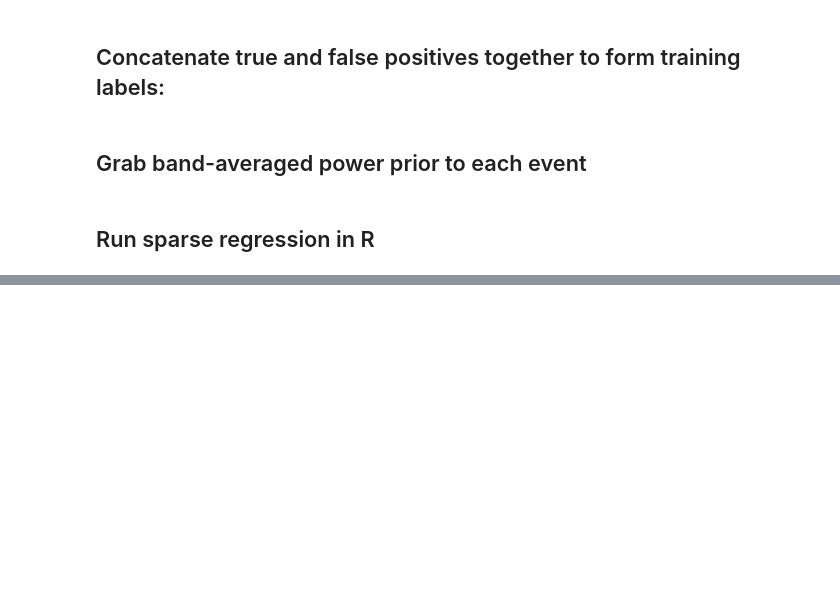
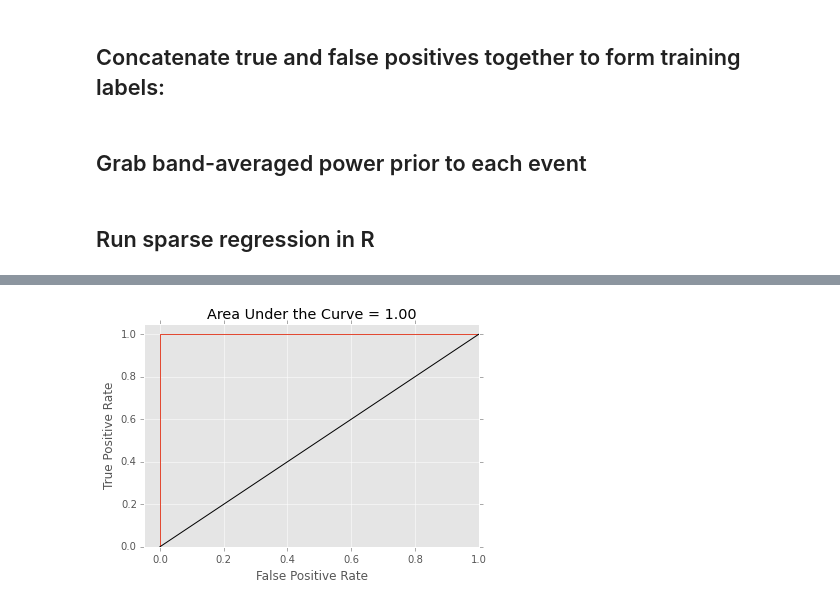
Before and after one commit to jmxpearson/hephys, a Jupyter notebook: bartc/LFP_classifier.ipynb, the cells around one changed output, grey strips where cells are left out. Cells and saved outputs as stored; diff of their text form; code cells hidden in the pictures; blank space fills up the shorter version.

Commit message:
LFP classifier notebook working
had to fix trueneg randomization code in notebook and
prep_classifier_data.py

```diff
--- a/bartc/LFP_classifier.ipynb
+++ b/bartc/LFP_classifier.ipynb
@@ -53,19 +53,21 @@ We will choose as true negatives an equal number of random times that are not wi
 def within_range(test_value, anchor_list, radius_tuple):
     # return true when test_value is not within a radius tuple
     # of any value in anchor_list
+    # NOTE: both elements of radius_tuple must be positive!
 
     dist = test_value - np.array(anchor_list)
-    within_range = np.logical_and(dist > radius_tuple[0],
+    within_range = np.logical_and(dist > -radius_tuple[0],
         dist < radius_tuple[1])
     return np.any(within_range)
 # %%
-Tpre = -2  # time before stop to exclude
+Tpre = 2  # time before stop to exclude
 Tpost = 1.5  # time after stop to exclude
 dt = (1. / lfp.meta['sr']).round(3)
 # %%
 maxT = lfp.index[-1]
-Nrand = truepos.shape[0]  # number to generate
-candidates = np.random.rand(Nrand) * (maxT - Tpre) + Tpre
+Nrand = truepos.shape[0]  # number to generate: same as number of true positives
+Ncand = 2000  # number to filter down to Nrand
+candidates = np.random.rand(Ncand) * (maxT - Tpre) + Tpre
 candidates = np.around(candidates / dt) * dt  # round to nearest dt
 candidates = np.unique(candidates)
 rand_times = filter(lambda x: ~within_range(x, truepos['time'],
@@ -114,0 +102,23 @@ array(['Min.   :0.0000  ', '1st Qu.:0.0000  ', 'Median :0.0000  ',
+# %%
+%%R -o perf -o auc
+source('helpers.R')
+
+# get performance
+glmobj <- fitobj$glmobj
+min.ind <- which(glmobj$lambda == glmobj$lambda.min)
+auc <- glmobj$cvm[min.ind]
+
+# make predictions, calculate ROC
+y <- data.matrix(trainset[,1])
+X <- data.matrix(trainset[,-1])
+perf <- roc(glmobj, y, X, dth=0.001)
+# %%
+plt.plot(perf[2], perf[1]);
+plt.plot((0, 1, 0, 1), color='k');
+plt.title("Area Under the Curve = {:.2f}".format(auc[0]));
+plt.xlim(-0.05, 1);
+plt.ylim(0, 1.05);
+plt.xlabel('False Positive Rate');
+plt.ylabel('True Positive Rate');
+# %% [output]
+[figure, added]
```
Also changed, not shown: parts of 3 cells of this notebook, 1 other file.
